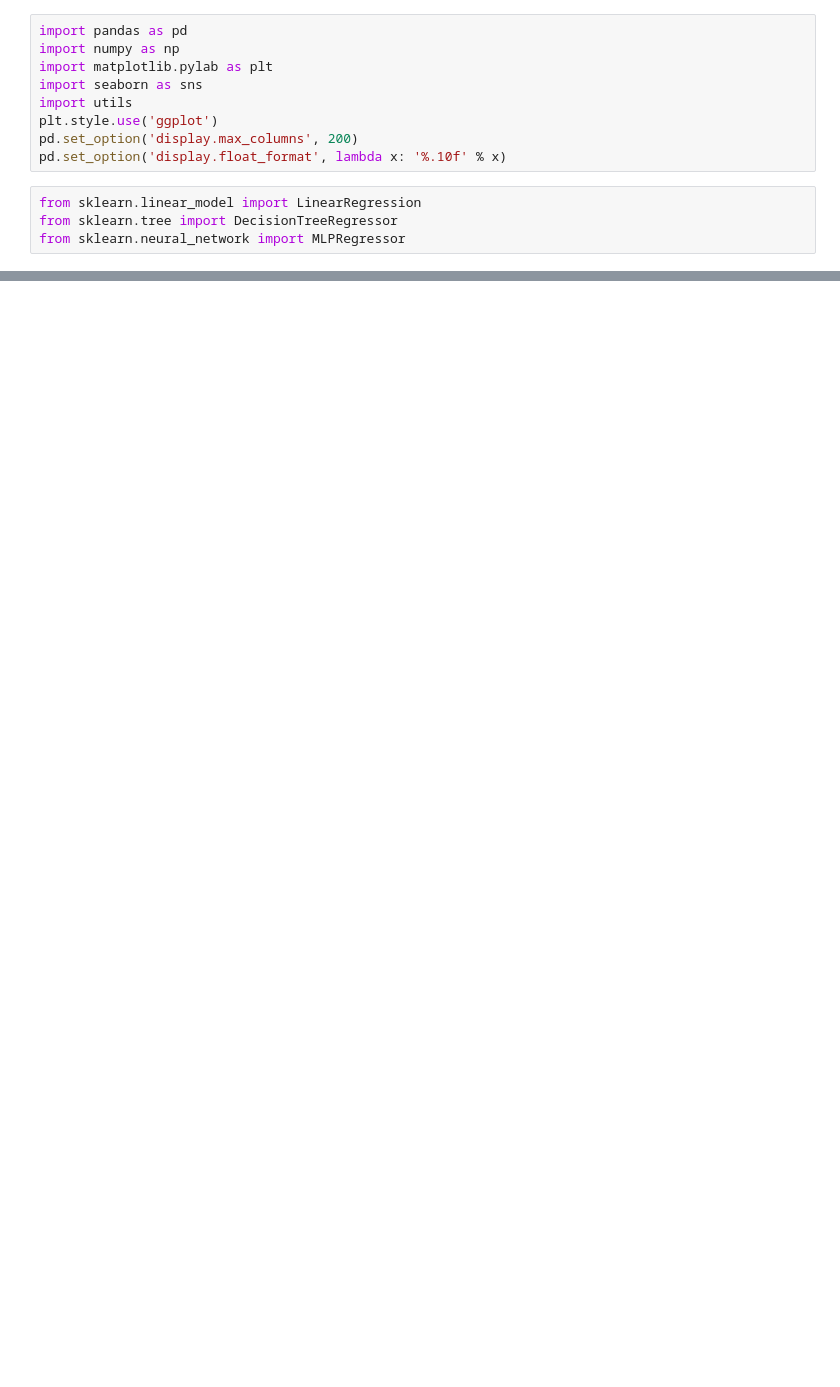
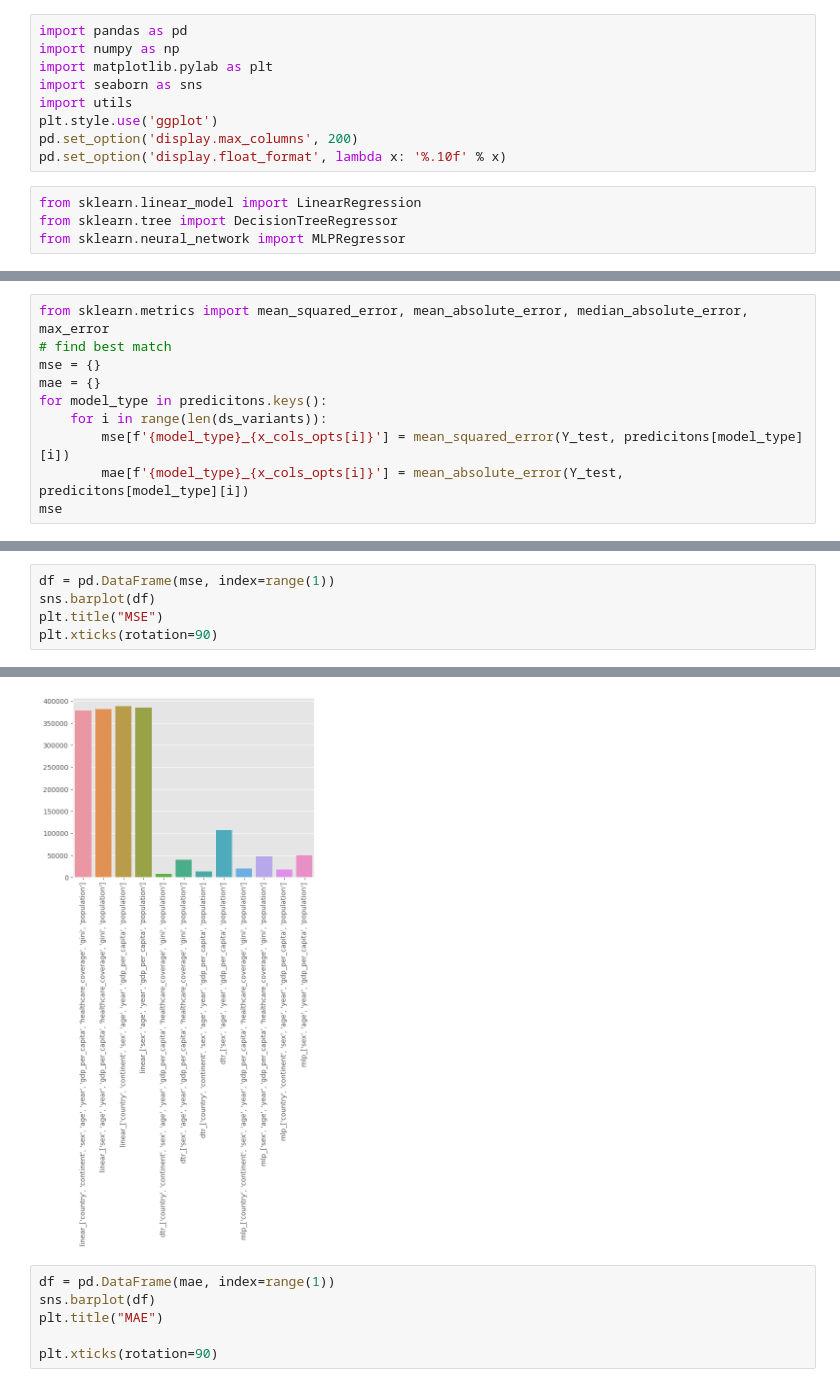
Before and after one commit to MarcelRosier/bdp_project, a Jupyter notebook: mental_health/compare_features.ipynb, the cells around one changed output, grey strips where cells are left out. Drawn from its saved outputs; the diff is of its cells as text; blank space fills up the shorter version.

```diff
--- a/mental_health/compare_features.ipynb
+++ b/mental_health/compare_features.ipynb
@@ -63,0 +110,10 @@ for (X_train_std, X_test_std, Y_train, Y_test) in ds_variants:
+# %%
+from sklearn.metrics import mean_squared_error, mean_absolute_error, median_absolute_error, max_error
+# find best match
+mse = {}
+mae = {}
+for model_type in predicitons.keys():
+    for i in range(len(ds_variants)):
+        mse[f'{model_type}_{x_cols_opts[i]}'] = mean_squared_error(Y_test, predicitons[model_type][i])
+        mae[f'{model_type}_{x_cols_opts[i]}'] = mean_absolute_error(Y_test, predicitons[model_type][i])
+mse
@@ -63,0 +133,6 @@ for (X_train_std, X_test_std, Y_train, Y_test) in ds_variants:
+# %%
+df = pd.DataFrame(mse, index=range(1))
+sns.barplot(df)
+plt.title("MSE")
+plt.xticks(rotation=90)
+# %% [output]
@@ -63,0 +152,7 @@ for (X_train_std, X_test_std, Y_train, Y_test) in ds_variants:
+[figure, added]
+# %%
+df = pd.DataFrame(mae, index=range(1))
+sns.barplot(df)
+plt.title("MAE")
+
+plt.xticks(rotation=90)
```
Also changed, not shown: parts of 5 cells of this notebook, 2 other files.
